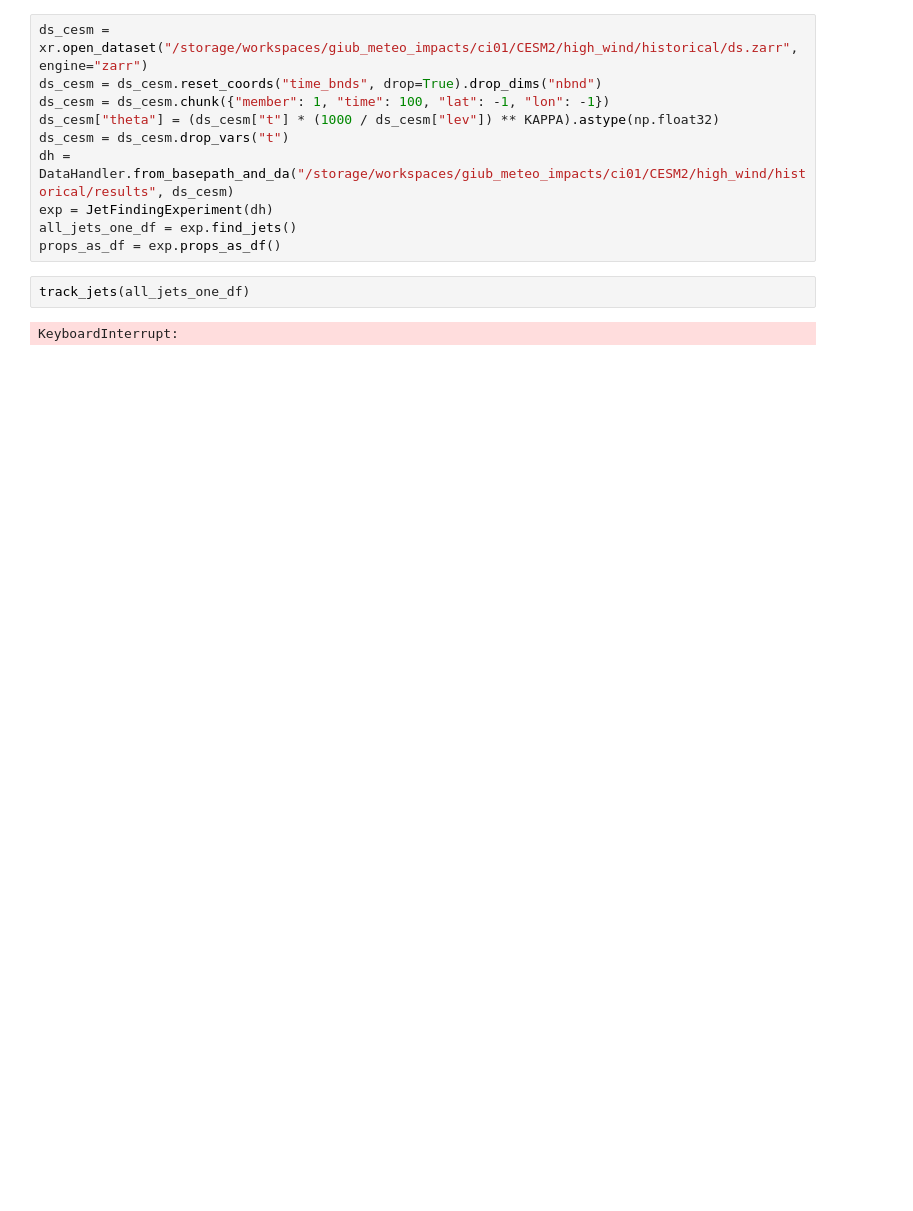
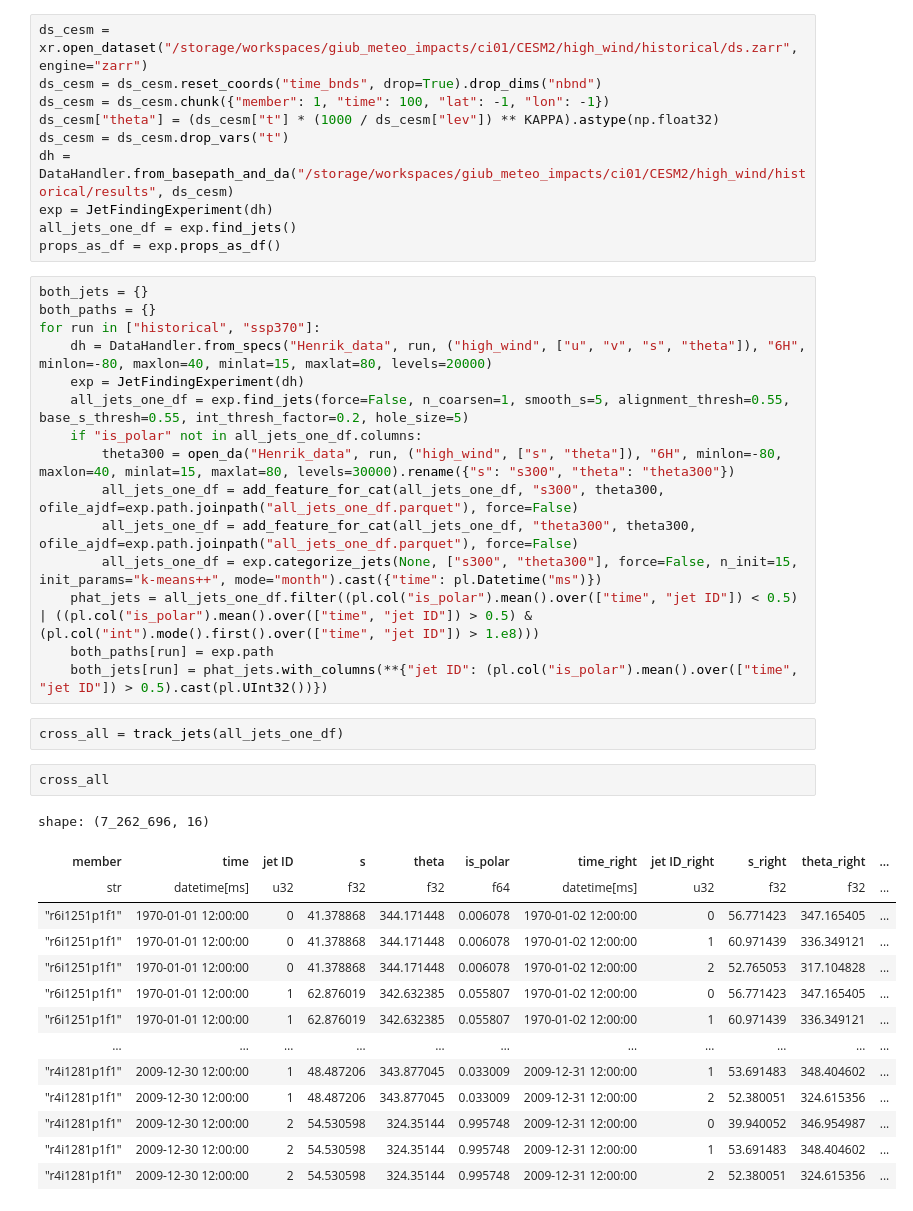
Before and after one commit to hbanderier/persistent-extremes-era5, a Jupyter notebook: Persistence/persistent_jets_cesm.ipynb, the cells around one changed output. Saved outputs shown, nothing was run; the diff lists cells and outputs as text; blank space fills up the shorter version.

```diff
--- a/Persistence/persistent_jets_cesm.ipynb
+++ b/Persistence/persistent_jets_cesm.ipynb
@@ -36,7 +227,37 @@ dh = DataHandler.from_basepath_and_da("/storage/workspaces/giub_meteo_impacts/ci
 exp = JetFindingExperiment(dh)
 all_jets_one_df = exp.find_jets()
 props_as_df = exp.props_as_df()
+# %%
+both_jets = {}
+both_paths = {}
+for run in ["historical", "ssp370"]:
+    dh = DataHandler.from_specs("Henrik_data", run, ("high_wind", ["u", "v", "s", "theta"]), "6H", minlon=-80, maxlon=40, minlat=15, maxlat=80, levels=20000)
+    exp = JetFindingExperiment(dh)
+    all_jets_one_df = exp.find_jets(force=False, n_coarsen=1, smooth_s=5, alignment_thresh=0.55, base_s_thresh=0.55, int_thresh_factor=0.2, hole_size=5)
+    if "is_polar" not in all_jets_one_df.columns:
+        theta300 = open_da("Henrik_data", run, ("high_wind", ["s", "theta"]), "6H", minlon=-80, maxlon=40, minlat=15, maxlat=80, levels=30000).rename({"s": "s300", "theta": "theta300"})
+        all_jets_one_df = add_feature_for_cat(all_jets_one_df, "s300", theta300, ofile_ajdf=exp.path.joinpath("all_jets_one_df.parquet"), force=False)
+        all_jets_one_df = add_feature_for_cat(all_jets_one_df, "theta300", theta300, ofile_ajdf=exp.path.joinpath("all_jets_one_df.parquet"), force=False)
+        all_jets_one_df = exp.categorize_jets(None, ["s300", "theta300"], force=False, n_init=15, init_params="k-means++", mode="month").cast({"time": pl.Datetime("ms")})
+    phat_jets = all_jets_one_df.filter((pl.col("is_polar").mean().over(["time", "jet ID"]) < 0.5) | ((pl.col("is_polar").mean().over(["time", "jet ID"]) > 0.5) & (pl.col("int").mode().first().over(["time", "jet ID"]) > 1.e8)))
+    both_paths[run] = exp.path
+    both_jets[run] = phat_jets.with_columns(**{"jet ID": (pl.col("is_polar").mean().over(["time", "jet ID"]) > 0.5).cast(pl.UInt32())})
 # %%
-track_jets(all_jets_one_df)
+cross_all = track_jets(all_jets_one_df)
-# %% [output]
-KeyboardInterrupt:
+# %%
+cross_all
+# %% [output]
+shape: (7_262_696, 16)
+| member | time | jet ID | s | theta | is_polar | time_right | jet ID_right | s_right | theta_right | ... |
+| str | datetime[ms] | u32 | f32 | f32 | f64 | datetime[ms] | u32 | f32 | f32 | ... |
+| "r6i1251p1f1" | 1970-01-01 12:00:00 | 0 | 41.378868 | 344.171448 | 0.006078 | 1970-01-02 12:00:00 | 0 | 56.771423 | 347.165405 | ... |
+| "r6i1251p1f1" | 1970-01-01 12:00:00 | 0 | 41.378868 | 344.171448 | 0.006078 | 1970-01-02 12:00:00 | 1 | 60.971439 | 336.349121 | ... |
+| "r6i1251p1f1" | 1970-01-01 12:00:00 | 0 | 41.378868 | 344.171448 | 0.006078 | 1970-01-02 12:00:00 | 2 | 52.765053 | 317.104828 | ... |
+| "r6i1251p1f1" | 1970-01-01 12:00:00 | 1 | 62.876019 | 342.632385 | 0.055807 | 1970-01-02 12:00:00 | 0 | 56.771423 | 347.165405 | ... |
+| "r6i1251p1f1" | 1970-01-01 12:00:00 | 1 | 62.876019 | 342.632385 | 0.055807 | 1970-01-02 12:00:00 | 1 | 60.971439 | 336.349121 | ... |
+| … | … | … | … | … | … | … | … | … | … | ... |
+| "r4i1281p1f1" | 2009-12-30 12:00:00 | 1 | 48.487206 | 343.877045 | 0.033009 | 2009-12-31 12:00:00 | 1 | 53.691483 | 348.404602 | ... |
+| "r4i1281p1f1" | 2009-12-30 12:00:00 | 1 | 48.487206 | 343.877045 | 0.033009 | 2009-12-31 12:00:00 | 2 | 52.380051 | 324.615356 | ... |
+| "r4i1281p1f1" | 2009-12-30 12:00:00 | 2 | 54.530598 | 324.35144 | 0.995748 | 2009-12-31 12:00:00 | 0 | 39.940052 | 346.954987 | ... |
+| "r4i1281p1f1" | 2009-12-30 12:00:00 | 2 | 54.530598 | 324.35144 | 0.995748 | 2009-12-31 12:00:00 | 1 | 53.691483 | 348.404602 | ... |
+| "r4i1281p1f1" | 2009-12-30 12:00:00 | 2 | 54.530598 | 324.35144 | 0.995748 | 2009-12-31 12:00:00 | 2 | 52.380051 | 324.615356 | ... |
```
Also changed, not shown: parts of 12 cells of this notebook, 6 other files.
